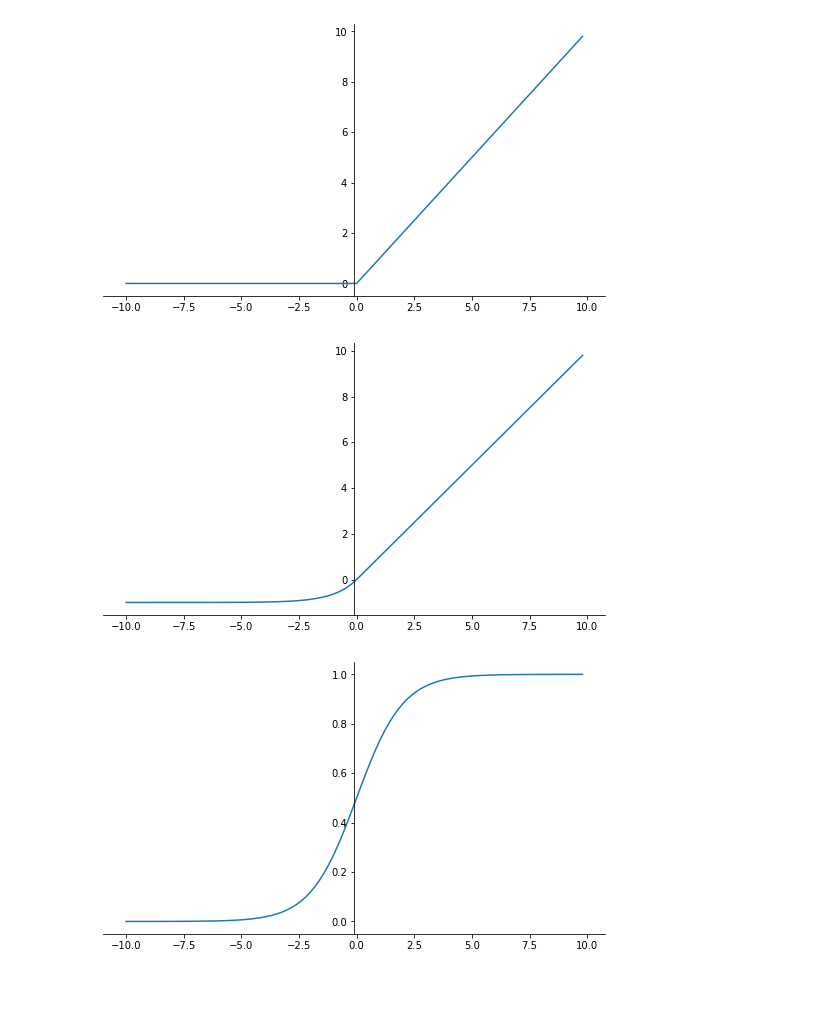
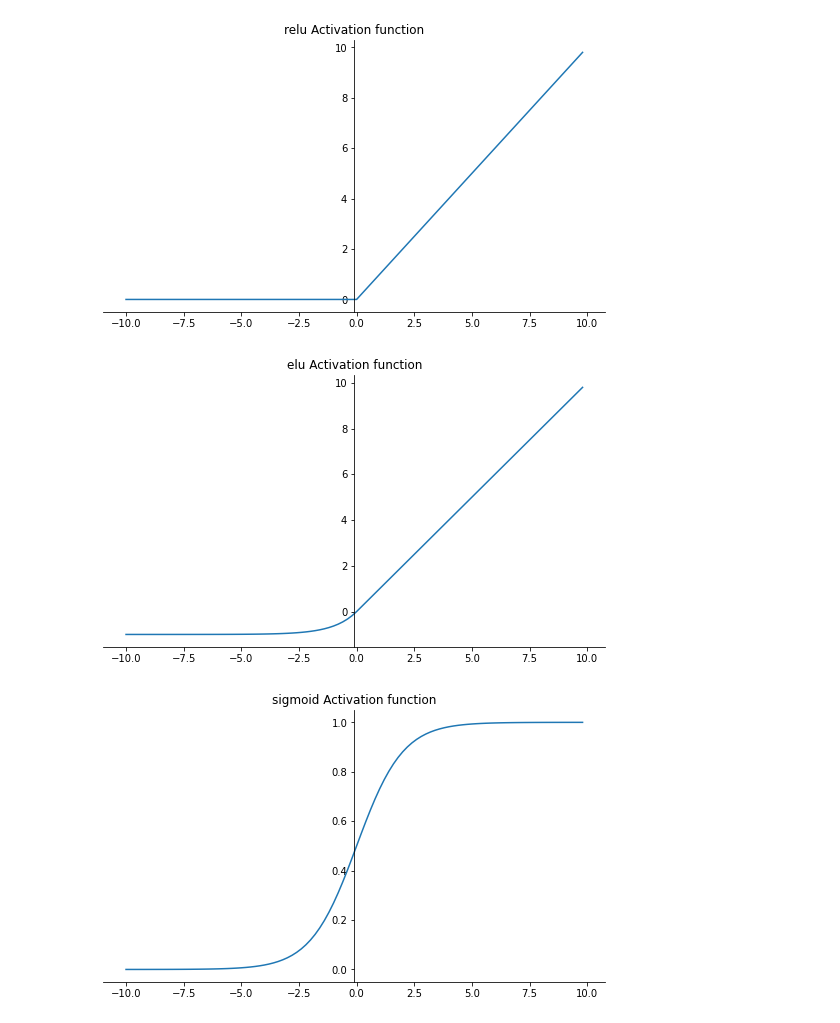
Before and after one commit to myschl/ML-DL, a Jupyter notebook: Activation_functions_plot_.ipynb, the cells around one changed output. Saved outputs shown, nothing was run; the diff lists cells and outputs as text; code cells hidden in the pictures; blank space fills up the shorter version.

```diff
--- a/Activation_functions_plot_.ipynb
+++ b/Activation_functions_plot_.ipynb
@@ -36,7 +36,7 @@ def elu(arr):
     return a
 
 
-def plot_activation(function):
+def plot_activation(function, title):
   x=np.arange(-10,10,0.2)
   # Setup centered axes
   fig, ax = plt.subplots(figsize=(9, 5))
@@ -46,5 +46,6 @@ def plot_activation(function):
   ax.xaxis.set_ticks_position('bottom')
   ax.yaxis.set_ticks_position('left')
   ax.plot(x, function(x))
+  plt.title(title)
   plt.show()
 # %%
@@ -54,13 +55,13 @@ plot_activation(softmax)
 # %%
-plot_activation(relu)
+plot_activation(relu, 'relu Activation function')
 # %% [output]
-[figure, old version]
+[figure, new version]
 # %%
-plot_activation(elu)
+plot_activation(elu, 'elu Activation function')
 # %% [output]
-[figure, old version]
+[figure, new version]
 # %%
-plot_activation(sigmoid)
+plot_activation(sigmoid, 'sigmoid Activation function')
 # %% [output]
-[figure, old version]
+[figure, new version]
 # %%
```
Also changed, not shown: parts of 2 cells of this notebook.
